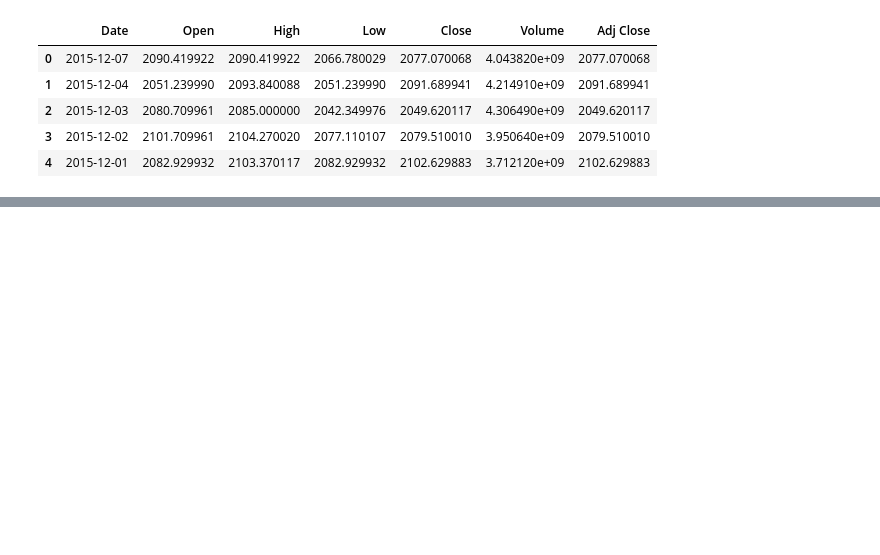
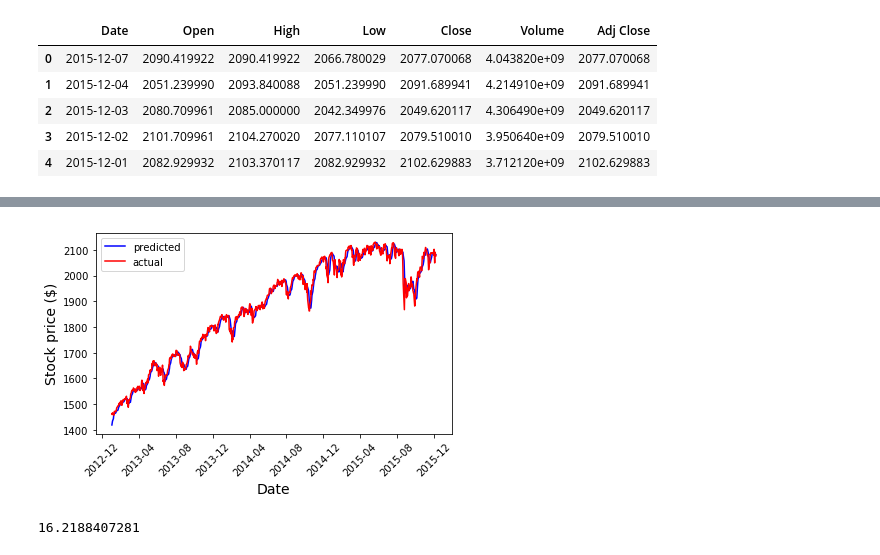
Before and after one commit to deshanyu/stockprice_with_machine_learning, a Jupyter notebook: predict.ipynb, the cells around one changed output, grey strips where cells are left out. Drawn from its saved outputs; the diff is of its cells as text; code cells hidden in the pictures; blank space fills up the shorter version.

```diff
--- a/predict.ipynb
+++ b/predict.ipynb
@@ -80,0 +78,21 @@ print(mae)
+# %%
+import matplotlib.pyplot as plt
+plt.plot(test["Date"], predictions, c='blue', label="predicted")
+plt.plot(test["Date"], test['Close'], c='red', label="actual")
+#plt.xlim(['2015-12-01','2015-12-31'])
+plt.xticks(rotation=45)
+plt.xlabel("Date",fontsize=14)
+plt.ylabel("Stock price ($)", fontsize=14)
+plt.legend()
+plt.tight_layout()
+plt.savefig("stockprice")
+plt.show()
+# %% [output]
+[figure, added]
+# %%
+lr.fit(train[['day_5','day_5_std','day_30','day_30_std']], train['Close'])
+predictions=lr.predict(test[['day_5','day_5_std', 'day_30','day_30_std']])
+mae=sum(abs(predictions-test['Close']))/len(predictions)
+print(mae)
+# %% [output]
+16.2188407281
```
Also changed, not shown: parts of 7 cells of this notebook, 3 other files.
